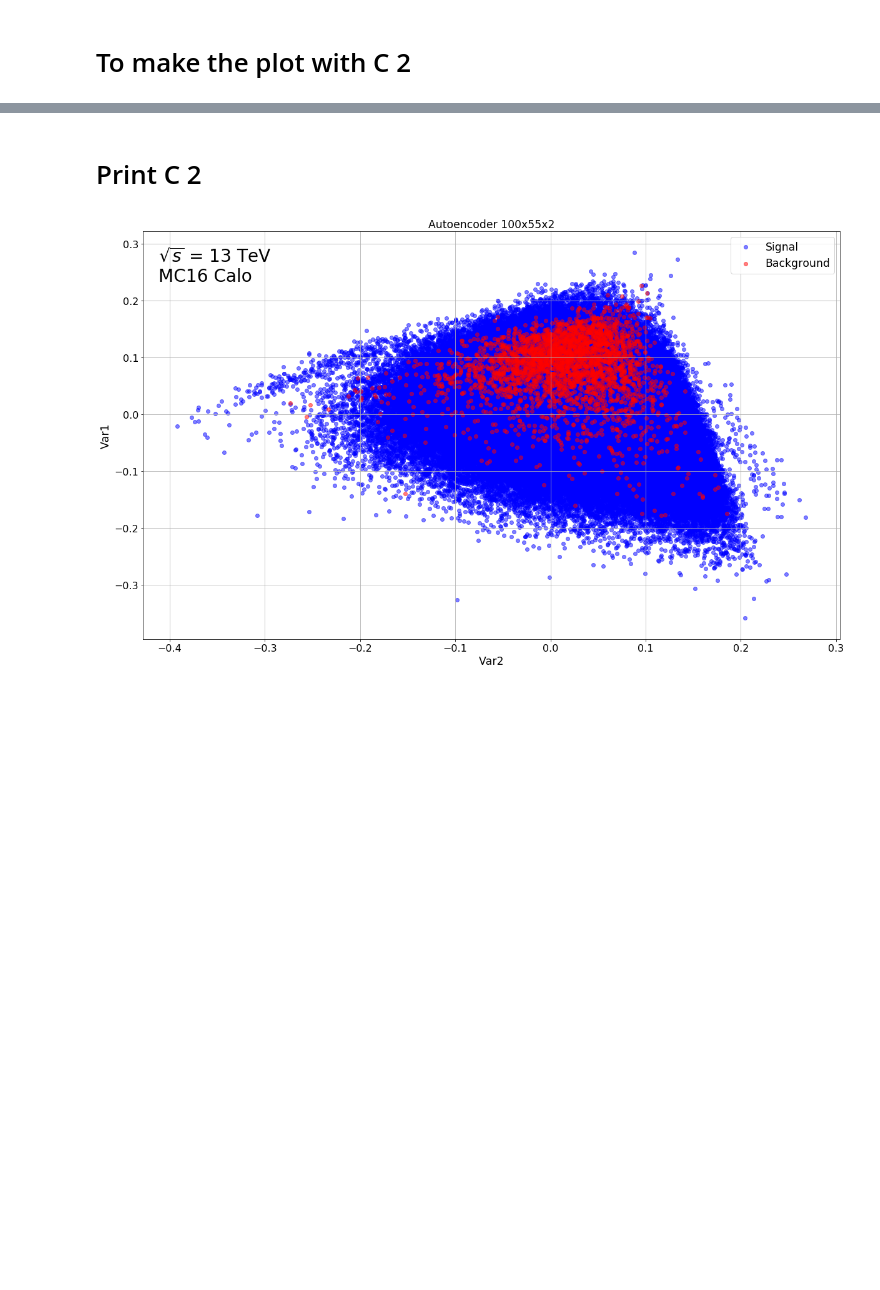
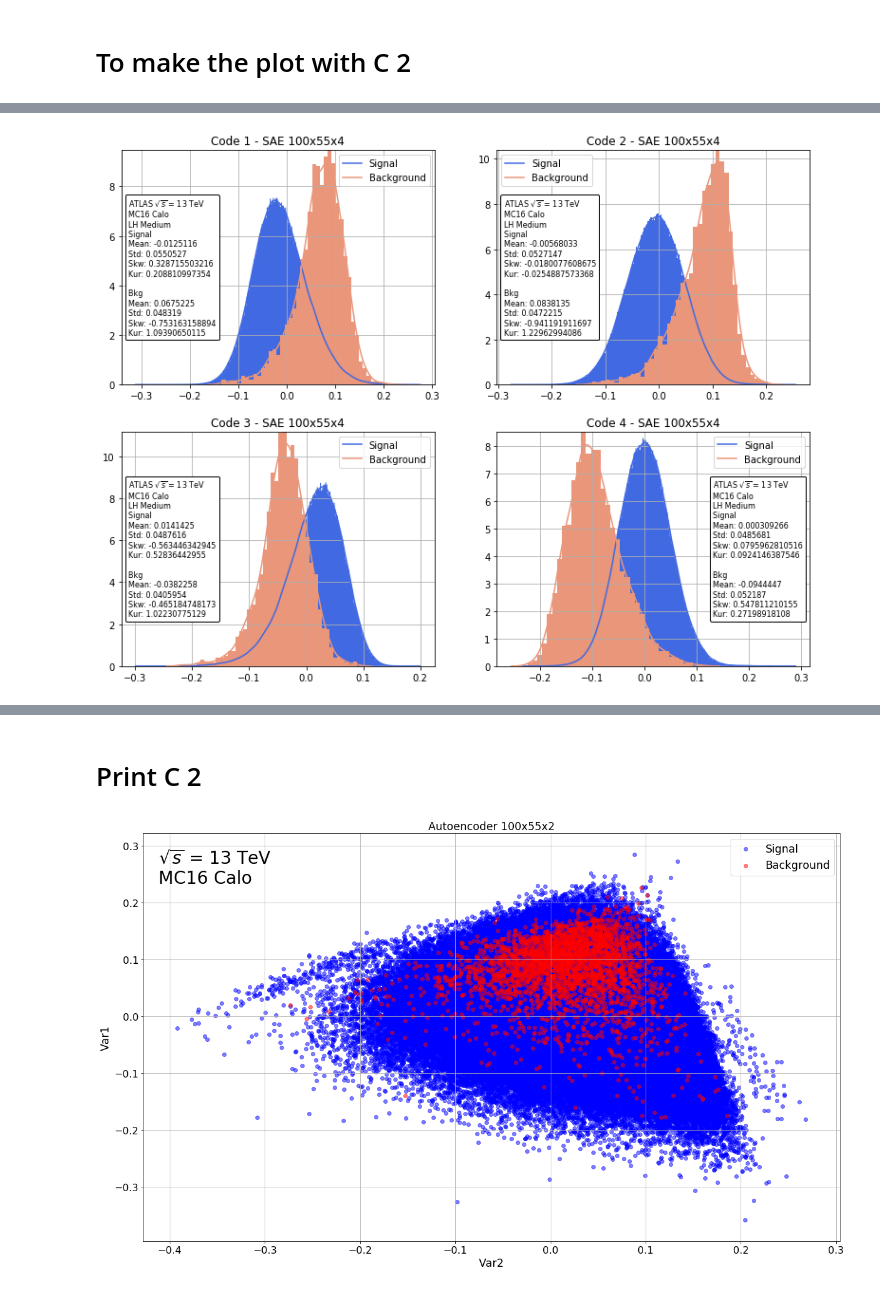
Before and after one commit to kaducovas/DeepRinger, a Jupyter notebook: notebooks/DeepRinger - SAE-Analysis - Layer2.ipynb, the cells around one changed output, grey strips where cells are left out. Cells and saved outputs as stored; diff of their text form; code cells hidden in the pictures; blank space fills up the shorter version.

```diff
--- a/notebooks/DeepRinger - SAE-Analysis - Layer2.ipynb
+++ b/notebooks/DeepRinger - SAE-Analysis - Layer2.ipynb
@@ -378,0 +469,97 @@ Sort: 9
+# %%
+from scipy.stats import kurtosis
+from scipy.stats import skew
+
+fig, axs = plt.subplots(2, 2, figsize=(13, 10))
+
+isort = 0
+
+#sinal
+s1= propagate[4][isort][0].T[0]
+s2= propagate[4][isort][0].T[1]
+s3= propagate[4][isort][0].T[2]
+s4= propagate[4][isort][0].T[3]
+#background
+b1= propagate[4][isort][1].T[0]
+b2= propagate[4][isort][1].T[1]
+b3= propagate[4][isort][1].T[2]
+b4= propagate[4][isort][1].T[3]
+
+sbold = "\033[1m"
+ebold = "\033[0;0m"
+
+#fig.title('Stacked AutoEncoder 100x2')
+sb.kdeplot(s1,label="Signal",ax=axs[0,0],color='royalblue')
+sb.kdeplot(b1,label="Background",ax=axs[0,0],color='darksalmon')
+nbins = len(np.histogram(s1,'fd')[0])
+axs[0,0].hist(s1, bins=nbins, normed=True,color='royalblue',histtype='stepfilled')
+nbins = len(np.histogram(b1,'fd')[0])
+axs[0,0].hist(b1, bins=nbins, normed=True,color='darksalmon')
+axs[0,0].grid()
+at = AnchoredText(r'ATLAS $\sqrt{s}$ = 13 TeV'+"\nMC16 Calo\nLH Medium\nSignal \nMean: "+str(s1.mean())+"\nStd: "+str(s1.std())+"\nSkw: "+str(skew(s1))+"\nKur: "+str(kurtosis(s1))+"\n\nBkg \nMean: "+str(b1.mean())+"\nStd: "+str(b1.std())+"\nSkw: "+str(skew(b1))+"\nKur: "+str(kurtosis(b1)),
+                  prop=dict(size=8), frameon=True,
+                  loc='center left',
+                  )
+at.patch.set_boxstyle("round,pad=0.,rounding_size=0.2")
+axs[0,0].add_artist(at)
+axs[0,0].set_title('Code 1 - SAE 100x55x4')
+
+#axs[0,0].title('Code 1')
+
+sb.kdeplot(s2,label="Signal",ax=axs[0,1],color='royalblue')
+sb.kdeplot(b2,label="Background",ax=axs[0,1],color='darksalmon')
+nbins = len(np.histogram(s2,'fd')[0])
+axs[0,1].hist(s2, bins=nbins, normed=True,color='royalblue',histtype='stepfilled')
+nbins = len(np.histogram(b2,'fd')[0])
+axs[0,1].hist(b2, bins=nbins, normed=True,color='darksalmon')
+axs[0,1].grid()
+at = AnchoredText(r'ATLAS $\sqrt{s}$ = 13 TeV'+"\nMC16 Calo\nLH Medium\nSignal \nMean: "+str(s2.mean())+"\nStd: "+str(s2.std())+"\nSkw: "+str(skew(s2))+"\nKur: "+str(kurtosis(s2))+"\n\nBkg \nMean: "+str(b2.mean())+"\nStd: "+str(b2.std())+"\nSkw: "+str(skew(b2))+"\nKur: "+str(kurtosis(b2)),
+                  prop=dict(size=8), frameon=True,
+                  loc='center left',
+                  )
+at.patch.set_boxstyle("round,pad=0.,rounding_size=0.2")
+axs[0,1].add_artist(at)
+axs[0,1].set_title('Code 2 - SAE 100x55x4')
+
+sb.kdeplot(s3,label="Signal",ax=axs[1,0],color='royalblue')
+sb.kdeplot(b3,label="Background",ax=axs[1,0],color='darksalmon')
+nbins = len(np.histogram(s3,'fd')[0])
+axs[1,0].hist(s3, bins=nbins, normed=True,color='royalblue',histtype='stepfilled')
+nbins = len(np.histogram(b3,'fd')[0])
+axs[1,0].hist(b3, bins=nbins, normed=True,color='darksalmon')
+axs[1,0].grid()
+at = AnchoredText(r'ATLAS $\sqrt{s}$ = 13 TeV'+"\nMC16 Calo\nLH Medium\nSignal \nMean: "+str(s3.mean())+"\nStd: "+str(s3.std())+"\nSkw: "+str(skew(s3))+"\nKur: "+str(kurtosis(s3))+"\n\nBkg \nMean: "+str(b3.mean())+"\nStd: "+str(b3.std())+"\nSkw: "+str(skew(b3))+"\nKur: "+str(kurtosis(b3)),
+                  prop=dict(size=8), frameon=True,
+                  loc='center left',
+                  )
+at.patch.set_boxstyle("round,pad=0.,rounding_size=0.2")
+axs[1,0].add_artist(at)
+axs[1,0].set_title('Code 3 - SAE 100x55x4')
+
+sb.kdeplot(s4,label="Signal",ax=axs[1,1],color='royalblue')
+sb.kdeplot(b4,label="Background",ax=axs[1,1],color='darksalmon')
+nbins = len(np.histogram(s4,'fd')[0])
+axs[1,1].hist(s4, bins=nbins, normed=True,color='royalblue',histtype='stepfilled')
+nbins = len(np.histogram(b4,'fd')[0])
+axs[1,1].hist(b4, bins=nbins, normed=True,color='darksalmon')
+axs[1,1].grid()
+at = AnchoredText(r'ATLAS $\sqrt{s}$ = 13 TeV'+"\nMC16 Calo\nLH Medium\nSignal \nMean: "+str(s4.mean())+"\nStd: "+str(s4.std())+"\nSkw: "+str(skew(s4))+"\nKur: "+str(kurtosis(s4))+"\n\nBkg \nMean: "+str(b4.mean())+"\nStd: "+str(b4.std())+"\nSkw: "+str(skew(b4))+"\nKur: "+str(kurtosis(b4)),
+                  prop=dict(size=8), frameon=True,
+                  loc='center right',
+                  )
+at.patch.set_boxstyle("round,pad=0.,rounding_size=0.2")
+axs[1,1].add_artist(at)
+axs[1,1].set_title('Code 4 - SAE 100x55x4')
+
+
+
+
+
+#nbins = len(np.histogram(unnorm_reconstruct_val_Data.sum(axis=1).T,'fd')[0])
+#plt.hist(unnorm_reconstruct_val_Data.sum(axis=1).T, bins=nbins, normed=True,color='orange')
+#plt.title('pdf Data x Reconstruction - Total Energy - Sort '+str(nsort)+' -100x'+str(layer)+' MI: '+str(pdf),fontsize= 'xx-large')
+#fig.savefig(dirout+'pdf_data_recons_tot_100x'+str(layer)+'sort'+str(nsort)+'.png')
+plt.show()
+fig.clear()
+# %% [output]
+[figure, added]
```
Also changed, not shown: parts of 11 cells of this notebook, 5 other files.
